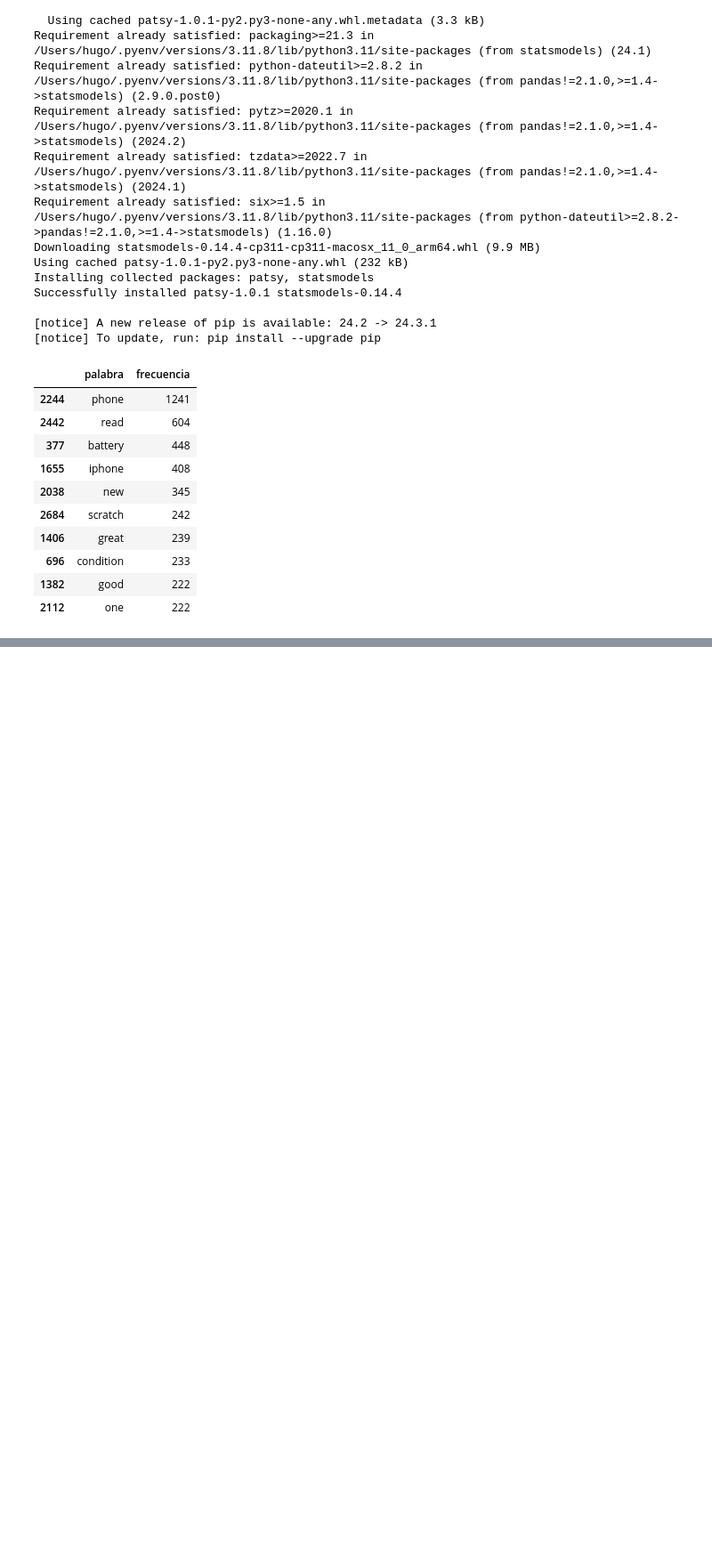
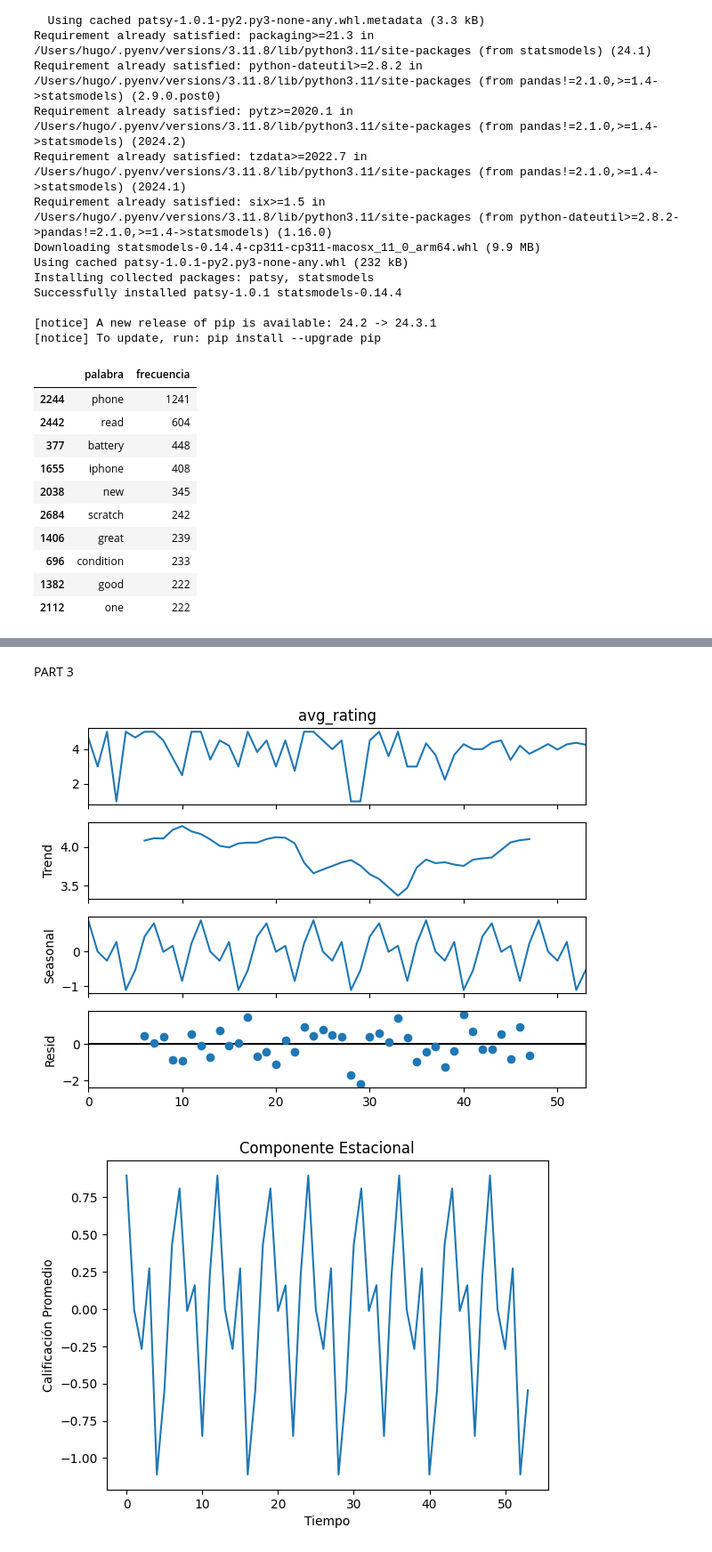
Before and after one commit to HugoFraile7/ProyectoDDCGrupoA, a Jupyter notebook: entrega_3/mineria_preparacion_series.ipynb, the cells around one changed output, grey strips where cells are left out. Shown: that part at 89% size. Saved outputs shown, nothing was run; the diff lists cells and outputs as text; code cells hidden in the pictures; blank space fills up the shorter version.

```diff
--- a/entrega_3/mineria_preparacion_series.ipynb
+++ b/entrega_3/mineria_preparacion_series.ipynb
@@ -139,0 +178,22 @@ word_freq.head(10)
+# %% [markdown]
+PART 3
+# %%
+from statsmodels.tsa.seasonal import seasonal_decompose
+import matplotlib.pyplot as plt
+
+# Descomponer la serie temporal
+result = seasonal_decompose(metrics_per_month['avg_rating'], model='additive', period=12)
+
+# Visualizar los componentes
+result.plot()
+plt.show()
+
+# Visualizar solo el componente estacional
+plt.plot(result.seasonal)
+plt.title('Componente Estacional')
+plt.xlabel('Tiempo')
+plt.ylabel('Calificación Promedio')
+plt.show()
+# %% [output]
+[figure, added]
+[figure, added]
```
Also changed, not shown: parts of 7 cells of this notebook.
